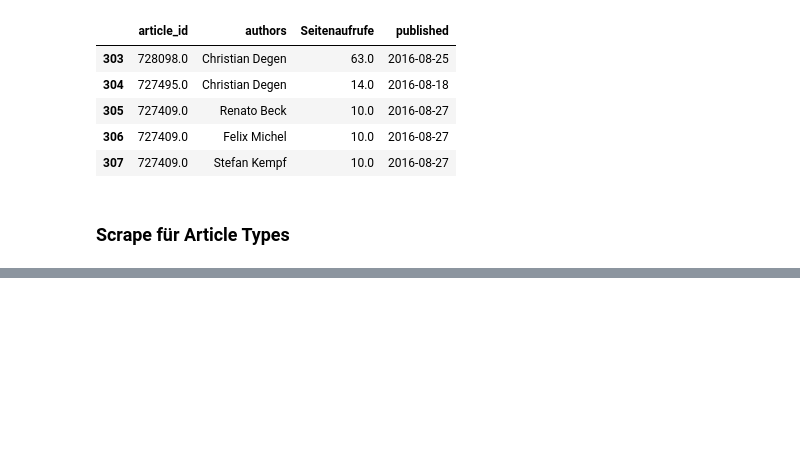
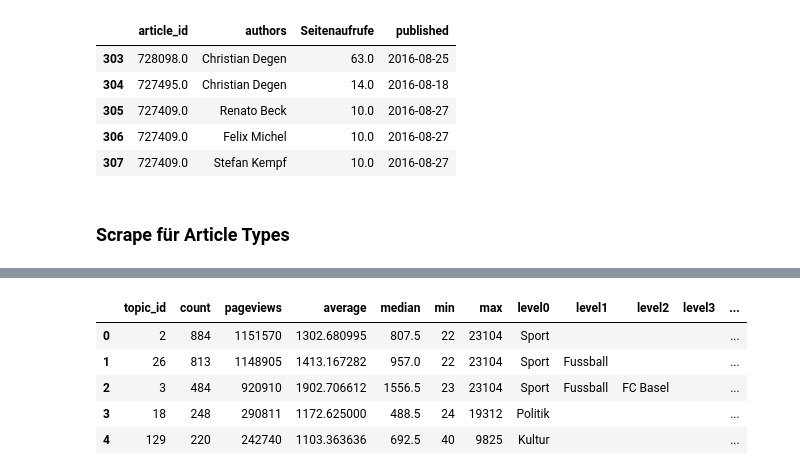
Before and after one commit to TagesWoche/analytics, a Jupyter notebook: Analytics_API_scrape.ipynb, the cells around one changed output, grey strips where cells are left out. Drawn from its saved outputs; the diff is of its cells as text; code cells hidden in the pictures; blank space fills up the shorter version.

```diff
--- a/Analytics_API_scrape.ipynb
+++ b/Analytics_API_scrape.ipynb
@@ -449,0 +738,10 @@ all_type_counts.to_csv('type_count.csv')
+# %%
+count_topics = topics_stats_details.groupby(by=['topic_id'])['article_id'].count().sort_values(ascending=False)
+count_topics = count_topics.to_frame(name = 'count')
+
+count_topics = count_topics.reset_index()
+count_topics['topic_id'].replace('', np.nan, inplace=True)
+
+count_topics = count_topics.dropna()
+
+count_topics.head()
@@ -449,0 +755,3 @@ all_type_counts.to_csv('type_count.csv')
+# %%
+topics_count_pageviews = count_topics.merge(pageviews_topics, left_on='topic_id', right_on='topic_id')
+topics_count_pageviews['average'] = topics_count_pageviews['pageviews'] /  topics_count_pageviews['count']
@@ -449,0 +767,4 @@ all_type_counts.to_csv('type_count.csv')
+# %%
+topics_count_pageviews_median = topics_count_pageviews.merge(median_topics, left_on='topic_id', right_on='topic_id')
+
+topics_count_pageviews_median.head()
@@ -449,0 +793,12 @@ all_type_counts.to_csv('type_count.csv')
+# %%
+topics_export = topics_count_pageviews_median_min_max.merge(topics, left_on='topic_id', right_on='topic_id')
+topics_export.to_csv('topics_export_2016.csv')
+
+topics_export.head()
+# %% [output]
+|  | topic_id | count | pageviews | average | median | min | max | level0 | level1 | level2 | level3 | ... |
+| 0 | 2 | 884 | 1151570 | 1302.680995 | 807.5 | 22 | 23104 | Sport |  |  |  | ... |
+| 1 | 26 | 813 | 1148905 | 1413.167282 | 957.0 | 22 | 23104 | Sport | Fussball |  |  | ... |
+| 2 | 3 | 484 | 920910 | 1902.706612 | 1556.5 | 23 | 23104 | Sport | Fussball | FC Basel |  | ... |
+| 3 | 18 | 248 | 290811 | 1172.625000 | 488.5 | 24 | 19312 | Politik |  |  |  | ... |
+| 4 | 129 | 220 | 242740 | 1103.363636 | 692.5 | 40 | 9825 | Kultur |  |  |  | ... |
```
Also changed, not shown: parts of 41 cells of this notebook, 23 other files.
